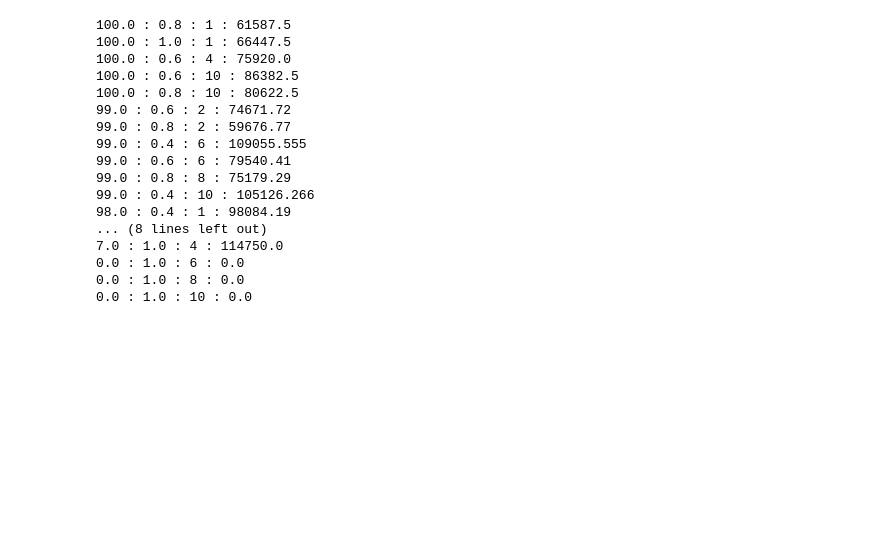
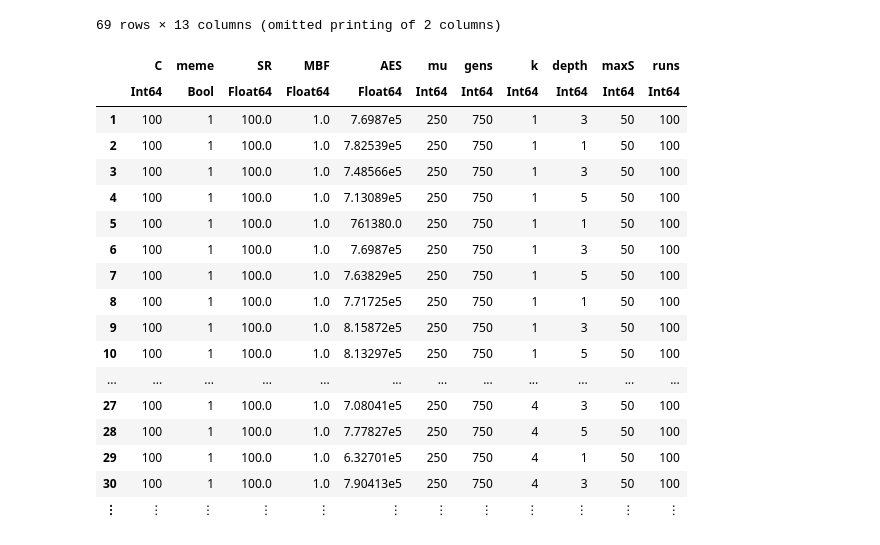
Before and after one commit to VRavaglia/Otimizacao-Natural, a Jupyter notebook: Trabalho2/Plots.ipynb, the cells around one changed output. Cells and saved outputs as stored; diff of their text form; code cells hidden in the pictures; blank space fills up the shorter version.

```diff
--- a/Trabalho2/Plots.ipynb
+++ b/Trabalho2/Plots.ipynb
@@ -54,22 +53,0 @@ sort!(sem_meme, [:SR], rev = true)
-# %%
-for row in eachrow(sem_meme)
-    println(row.SR, " : ", row.taxaM, " : ", row.k, " : ", row.AES)
-end
-# %% [output]
-100.0 : 0.8 : 1 : 61587.5
-100.0 : 1.0 : 1 : 66447.5
-100.0 : 0.6 : 4 : 75920.0
-100.0 : 0.6 : 10 : 86382.5
-100.0 : 0.8 : 10 : 80622.5
-99.0 : 0.6 : 2 : 74671.72
-99.0 : 0.8 : 2 : 59676.77
-99.0 : 0.4 : 6 : 109055.555
-99.0 : 0.6 : 6 : 79540.41
-99.0 : 0.8 : 8 : 75179.29
-99.0 : 0.4 : 10 : 105126.266
-98.0 : 0.4 : 1 : 98084.19
-... (8 lines left out)
-7.0 : 1.0 : 4 : 114750.0
-0.0 : 1.0 : 6 : 0.0
-0.0 : 1.0 : 8 : 0.0
-0.0 : 1.0 : 10 : 0.0
@@ -75,0 +67,22 @@ end
+# %%
+com_meme[com_meme.SR .> 90, :]
+# %% [output]
+69 rows × 13 columns (omitted printing of 2 columns)
+|  | C | meme | SR | MBF | AES | mu | gens | k | depth | maxS | runs |
+|  | Int64 | Bool | Float64 | Float64 | Float64 | Int64 | Int64 | Int64 | Int64 | Int64 | Int64 |
+| 1 | 100 | 1 | 100.0 | 1.0 | 7.6987e5 | 250 | 750 | 1 | 3 | 50 | 100 |
+| 2 | 100 | 1 | 100.0 | 1.0 | 7.82539e5 | 250 | 750 | 1 | 1 | 50 | 100 |
+| 3 | 100 | 1 | 100.0 | 1.0 | 7.48566e5 | 250 | 750 | 1 | 3 | 50 | 100 |
+| 4 | 100 | 1 | 100.0 | 1.0 | 7.13089e5 | 250 | 750 | 1 | 5 | 50 | 100 |
+| 5 | 100 | 1 | 100.0 | 1.0 | 761380.0 | 250 | 750 | 1 | 1 | 50 | 100 |
+| 6 | 100 | 1 | 100.0 | 1.0 | 7.6987e5 | 250 | 750 | 1 | 3 | 50 | 100 |
+| 7 | 100 | 1 | 100.0 | 1.0 | 7.63829e5 | 250 | 750 | 1 | 5 | 50 | 100 |
+| 8 | 100 | 1 | 100.0 | 1.0 | 7.71725e5 | 250 | 750 | 1 | 1 | 50 | 100 |
+| 9 | 100 | 1 | 100.0 | 1.0 | 8.15872e5 | 250 | 750 | 1 | 3 | 50 | 100 |
+| 10 | 100 | 1 | 100.0 | 1.0 | 8.13297e5 | 250 | 750 | 1 | 5 | 50 | 100 |
+| ... | ... | ... | ... | ... | ... | ... | ... | ... | ... | ... | ... |
+| 27 | 100 | 1 | 100.0 | 1.0 | 7.08041e5 | 250 | 750 | 4 | 3 | 50 | 100 |
+| 28 | 100 | 1 | 100.0 | 1.0 | 7.77827e5 | 250 | 750 | 4 | 5 | 50 | 100 |
+| 29 | 100 | 1 | 100.0 | 1.0 | 6.32701e5 | 250 | 750 | 4 | 1 | 50 | 100 |
+| 30 | 100 | 1 | 100.0 | 1.0 | 7.90413e5 | 250 | 750 | 4 | 3 | 50 | 100 |
+| ⋮ | ⋮ | ⋮ | ⋮ | ⋮ | ⋮ | ⋮ | ⋮ | ⋮ | ⋮ | ⋮ | ⋮ |
```
Also changed, not shown: parts of 8 cells of this notebook, 9 other files.
